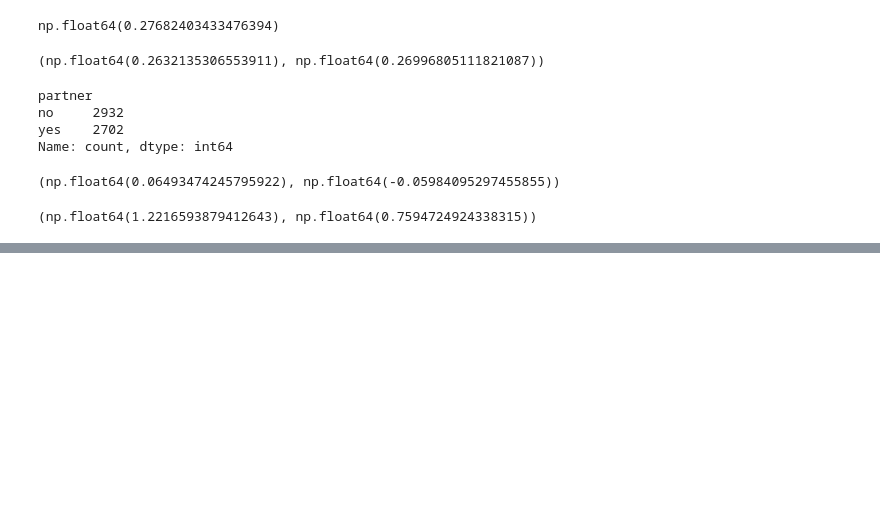
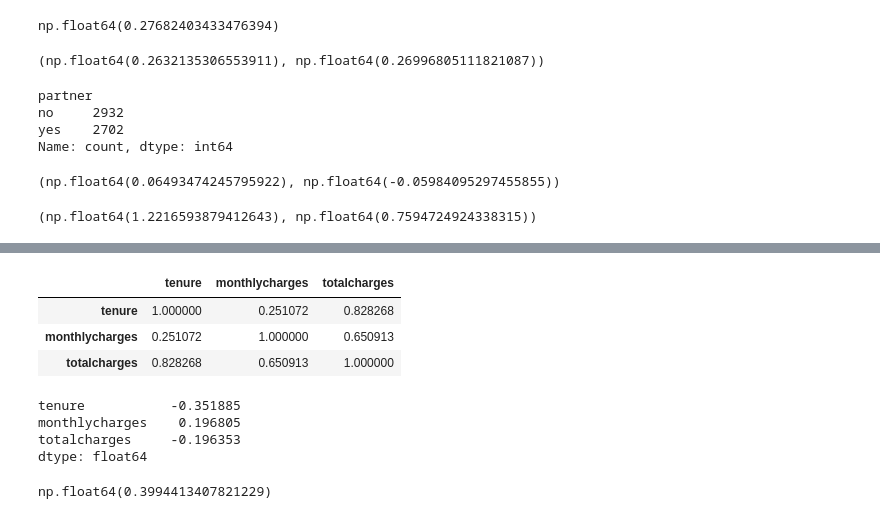
Before and after one commit to pranavpr-1/machine-learning-zoomcamp, a Jupyter notebook: Week_3/W3_codelab.ipynb, the cells around one changed output, grey strips where cells are left out. Drawn from its saved outputs; the diff is of its cells as text; code cells hidden in the pictures; blank space fills up the shorter version.

```diff
--- a/Week_3/W3_codelab.ipynb
+++ b/Week_3/W3_codelab.ipynb
@@ -326,0 +669,28 @@ churn_no_partner / global_churn_rate, churn_partner / global_churn_rate
+# %%
+numerical = ['tenure', 'monthlycharges', 'totalcharges']
+
+# correlation of each feature with churn, strongest first
+corr = df_full_train[numerical].corrwith(df_full_train.churn)
+corr.reindex(corr.abs().sort_values(ascending=False).index)
+
+# feature-to-feature correlation, to check redundancy
+df_full_train[numerical].corr()
+# %% [output]
+|  | tenure | monthlycharges | totalcharges |
+| tenure | 1.000000 | 0.251072 | 0.828268 |
+| monthlycharges | 0.251072 | 1.000000 | 0.650913 |
+| totalcharges | 0.828268 | 0.650913 | 1.000000 |
+# %%
+df_full_train.tenure.max()
+df_full_train[numerical].corrwith(df_full_train.churn)
+# %% [output]
+tenure           -0.351885
+monthlycharges    0.196805
+totalcharges     -0.196353
+dtype: float64
+# %%
+df_full_train[df_full_train.tenure <= 2].churn.mean(), df_full_train[df_full_train.tenure > 2].churn.mean()
+
+df_full_train[(df_full_train.tenure > 2) & (df_full_train.tenure <= 12)].churn.mean()
+# %% [output]
+np.float64(0.3994413407821229)
```
Also changed, not shown: parts of 31 cells of this notebook, 1 other file.
